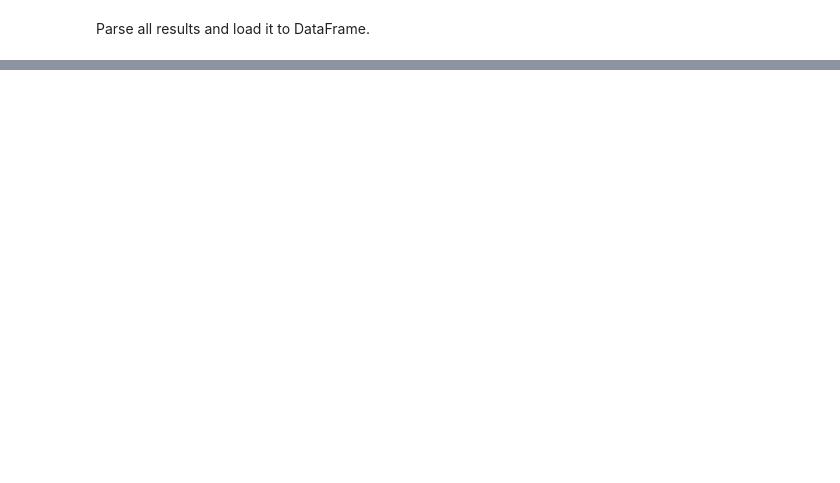
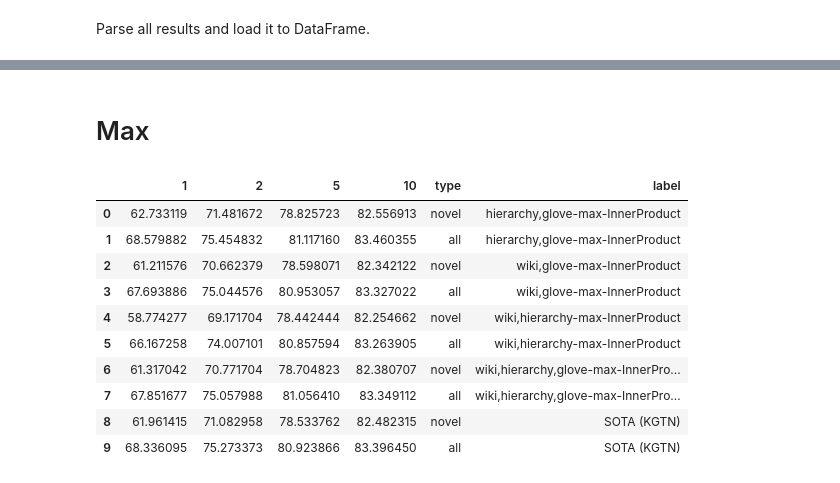
Before and after one commit to DominikFilipiak/KGTN-ens, a Jupyter notebook: notebooks/8_plots_kgtnens.ipynb, the cells around one changed output, grey strips where cells are left out. Cells and saved outputs as stored; diff of their text form; code cells hidden in the pictures; blank space fills up the shorter version.

```diff
--- a/notebooks/8_plots_kgtnens.ipynb
+++ b/notebooks/8_plots_kgtnens.ipynb
@@ -114,0 +131,39 @@ for current_type in ['novel', 'all']:
+# %% [markdown]
+# Max
+# %%
+results = []
+for suffix in ['hierarchy,glove-max-InnerProduct', 'wiki,glove-max-InnerProduct', 'wiki,hierarchy-max-InnerProduct', 'wiki,hierarchy,glove-max-InnerProduct']:
+    r1, r2 = parse_results(f'/tf/KGTN2/results/KGTNens-181121/{suffix}', 'ResNet50_sgm', 0.01, 0.0001)
+    results.append(r1)
+    results.append(r2)
+
+
+for suffix in [
+    # 'KGTN/CosSim',
+    'KGTN_InnerProduct',
+    # 'KGTN_PearCorr',
+    # 'KGTN_hierarchy'
+    ]:
+    r1, r2 = parse_results(f'/tf/KGTN2/results/{suffix}', 'ResNet50_sgm', 0.01, 0.0001)
+    results.append(r1)
+    results.append(r2)
+
+# r1, r2 = parse_results(f'/tf/KGTN2/results/baseline', 'ResNet50_sgm', 0.1, 0.0001)
+# results.append(r1), results.append(r2)
+
+df = pd.DataFrame(results)
+df['label'] = df['label'].apply(lambda x: x.split('/')[-1])
+df['label'] = df['label'].replace(['KGTN_InnerProduct'], 'SOTA (KGTN)')
+df
+# %% [output]
+|  | 1 | 2 | 5 | 10 | type | label |
+| 0 | 62.733119 | 71.481672 | 78.825723 | 82.556913 | novel | hierarchy,glove-max-InnerProduct |
+| 1 | 68.579882 | 75.454832 | 81.117160 | 83.460355 | all | hierarchy,glove-max-InnerProduct |
+| 2 | 61.211576 | 70.662379 | 78.598071 | 82.342122 | novel | wiki,glove-max-InnerProduct |
+| 3 | 67.693886 | 75.044576 | 80.953057 | 83.327022 | all | wiki,glove-max-InnerProduct |
+| 4 | 58.774277 | 69.171704 | 78.442444 | 82.254662 | novel | wiki,hierarchy-max-InnerProduct |
+| 5 | 66.167258 | 74.007101 | 80.857594 | 83.263905 | all | wiki,hierarchy-max-InnerProduct |
+| 6 | 61.317042 | 70.771704 | 78.704823 | 82.380707 | novel | wiki,hierarchy,glove-max-InnerPro... |
+| 7 | 67.851677 | 75.057988 | 81.056410 | 83.349112 | all | wiki,hierarchy,glove-max-InnerPro... |
+| 8 | 61.961415 | 71.082958 | 78.533762 | 82.482315 | novel | SOTA (KGTN) |
+| 9 | 68.336095 | 75.273373 | 80.923866 | 83.396450 | all | SOTA (KGTN) |
```
Also changed, not shown: parts of 12 cells of this notebook.
